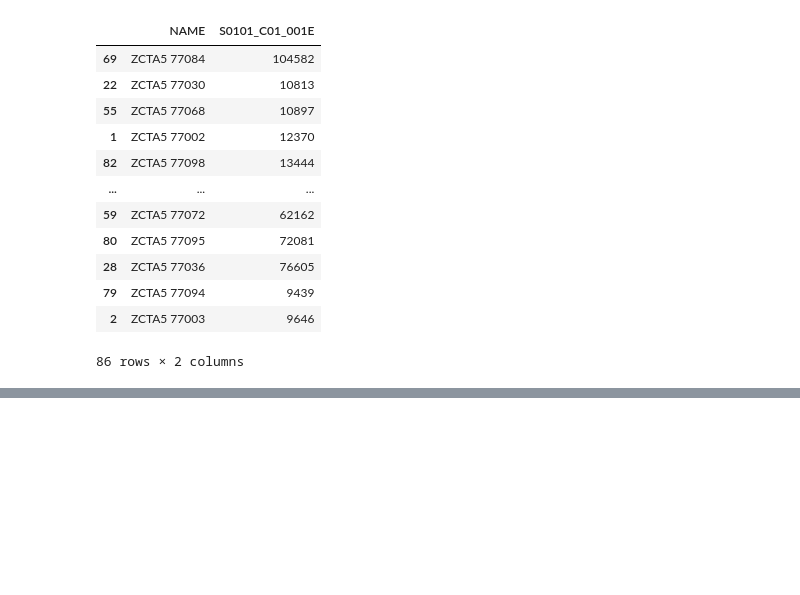
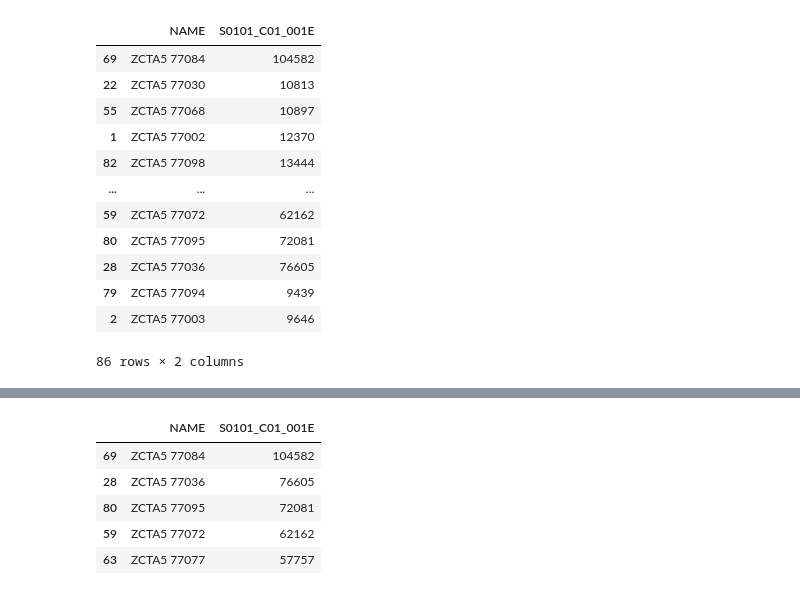
Before and after one commit to akuppan1/Flatiron-Mod-4-Project, a Jupyter notebook: Census data fixing the datafile.ipynb, the cells around one changed output, grey strips where cells are left out. Saved outputs shown, nothing was run; the diff lists cells and outputs as text; code cells hidden in the pictures; blank space fills up the shorter version.

```diff
--- a/Census data fixing the datafile.ipynb
+++ b/Census data fixing the datafile.ipynb
@@ -84,0 +113,9 @@ df_texas_census
+# %%
+df_texas_census.head()
+# %% [output]
+|  | NAME | S0101_C01_001E |
+| 69 | ZCTA5 77084 | 104582 |
+| 28 | ZCTA5 77036 | 76605 |
+| 80 | ZCTA5 77095 | 72081 |
+| 59 | ZCTA5 77072 | 62162 |
+| 63 | ZCTA5 77077 | 57757 |
```
Also changed, not shown: parts of 7 cells of this notebook.
